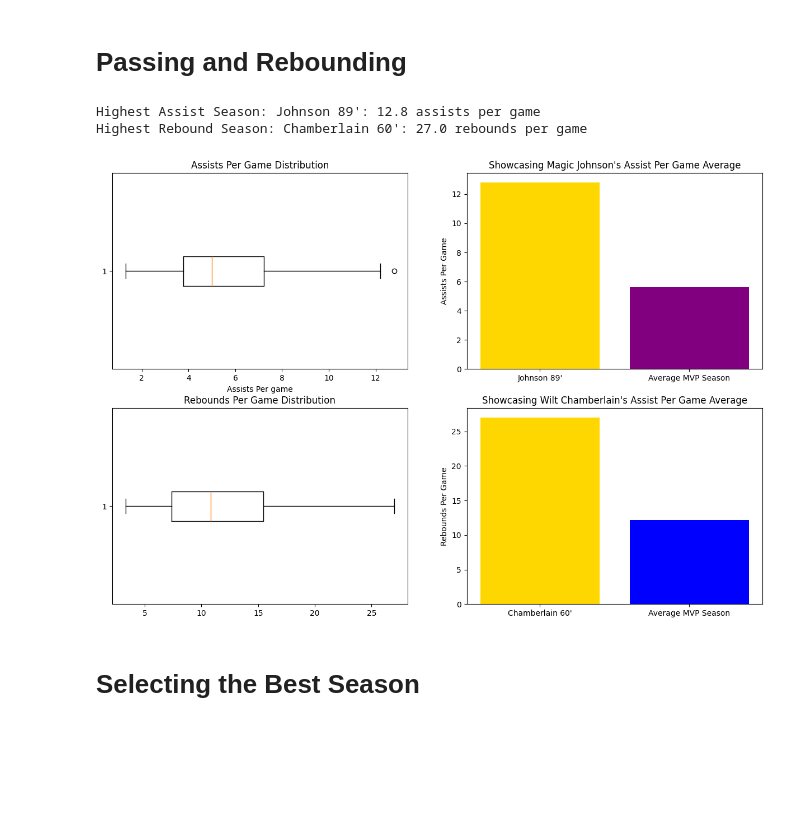
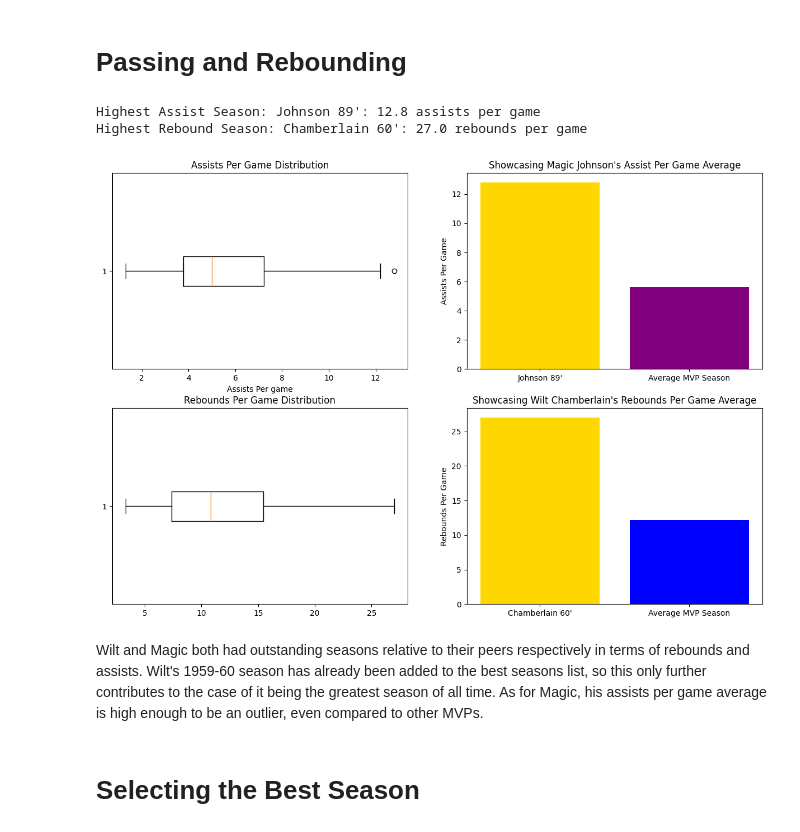
Before and after one commit to BrandonYChan/Data-Visualization-Project, a Jupyter notebook: MVP.ipynb, the cells around one changed output. Saved outputs shown, nothing was run; the diff lists cells and outputs as text; code cells hidden in the pictures; blank space fills up the shorter version.

```diff
--- a/MVP.ipynb
+++ b/MVP.ipynb
@@ -121,7 +127,7 @@ plt.show()
 # Passing and Rebounding
 # %%
 # Create plot area
-fig, ax = plt.subplots(ncols=2, nrows=2, figsize=(15, 10))
+fig, ax = plt.subplots(ncols=2, nrows=2, figsize=(15,10))
 
 # Upon visualizing the boxplot of assists, there is one clear outlier of a season
 ax[0][0].boxplot(MVP['AST'], vert=False)
@@ -129,35 +135,37 @@ ax[0][0].set_title("Assists Per Game Distribution")
 ax[0][0].set_xlabel("Assists Per game")
 
 # Finding and outputting the outlier season
 max_ast = np.argmax(MVP['AST'])
 top_ast_ssn=MVP.iloc[max_ast]
 best_seasons.append(top_ast_ssn)
 print(f'Highest Assist Season: {top_ast_ssn.Keys}: {top_ast_ssn.AST} assists per game')
 
 # Comparing Magic Johnson's assists per game to the player's average assists per game
 colors = ['gold', 'purple']
 mean_ast_ssn = np.mean(MVP.AST)
 ax[0][1].bar([top_ast_ssn.Keys, 'Average MVP Season'],[top_ast_ssn.AST,mean_ast_ssn], color=colors)
 ax[0][1].set_ylabel("Assists Per Game")
 ax[0][1].set_title("Showcasing Magic Johnson's Assist Per Game Average")
 
 # Repeating the same process for rebounds per game
 
 ax[1][0].boxplot(MVP['TRB'], vert=False)
 ax[1][0].set_title("Rebounds Per Game Distribution")
 
 max_trb = np.argmax(MVP['TRB'])
 top_trb_ssn = MVP.iloc[max_trb]
 print(f'Highest Rebound Season: {top_trb_ssn.Keys}: {top_trb_ssn.TRB} rebounds per game')
 ax[1][1].bar([top_trb_ssn.Keys, 'Average MVP Season'],[top_trb_ssn['TRB'], np.mean(MVP['TRB'])], color=['gold', 'blue'])
-ax[1][1].set_title("Showcasing Wilt Chamberlain's Assist Per Game Average")
+ax[1][1].set_title("Showcasing Wilt Chamberlain's Rebounds Per Game Average")
 ax[1][1].set_ylabel("Rebounds Per Game")
 
 plt.show()
 # %% [output]
 Highest Assist Season: Johnson 89': 12.8 assists per game
 Highest Rebound Season: Chamberlain 60': 27.0 rebounds per game
-[figure, old version]
+[figure, new version]
+# %% [markdown]
+Wilt and Magic both had outstanding seasons relative to their peers respectively in terms of rebounds and assists. Wilt's 1959-60 season has already been added to the best seasons list, so this only further contributes to the case of it being the greatest season of all time. As for Magic, his assists per game average is high enough to be an outlier, even compared to other MVPs.
 # %% [markdown]
 # Selecting the Best Season
 # %%
```
Also changed, not shown: parts of 11 cells of this notebook.
